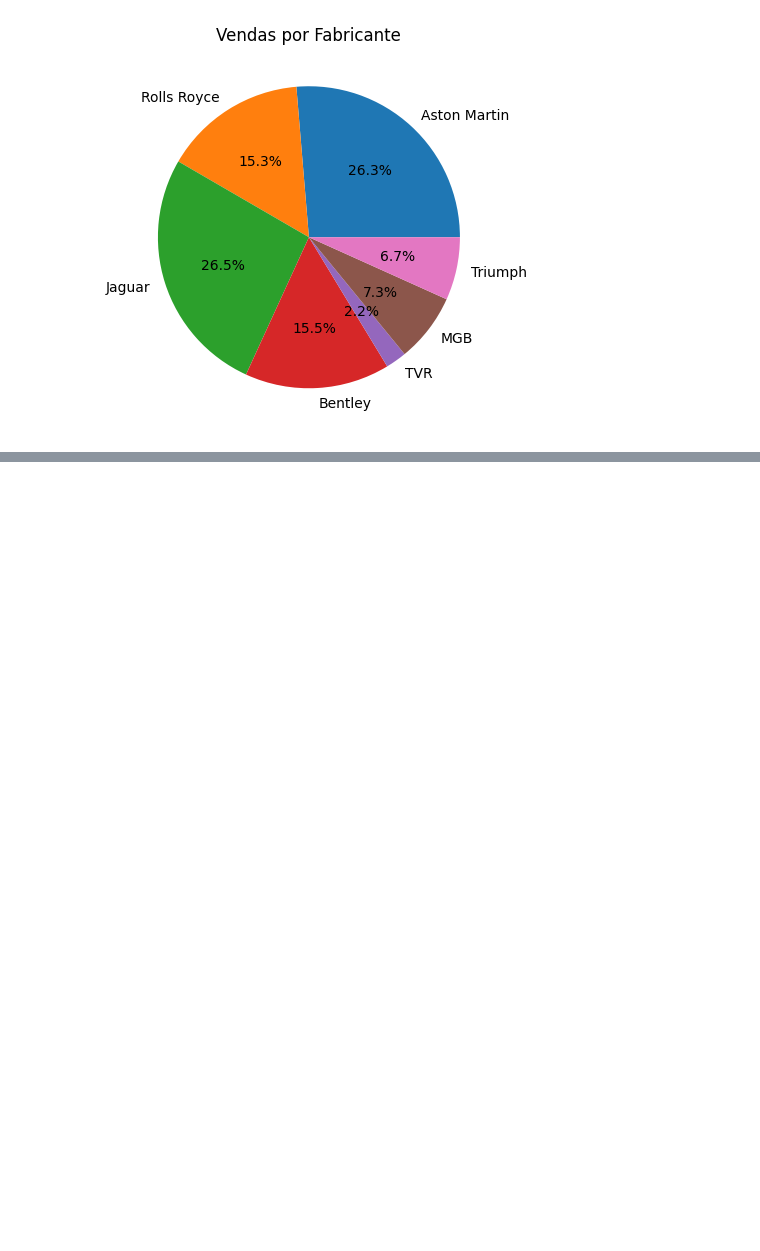
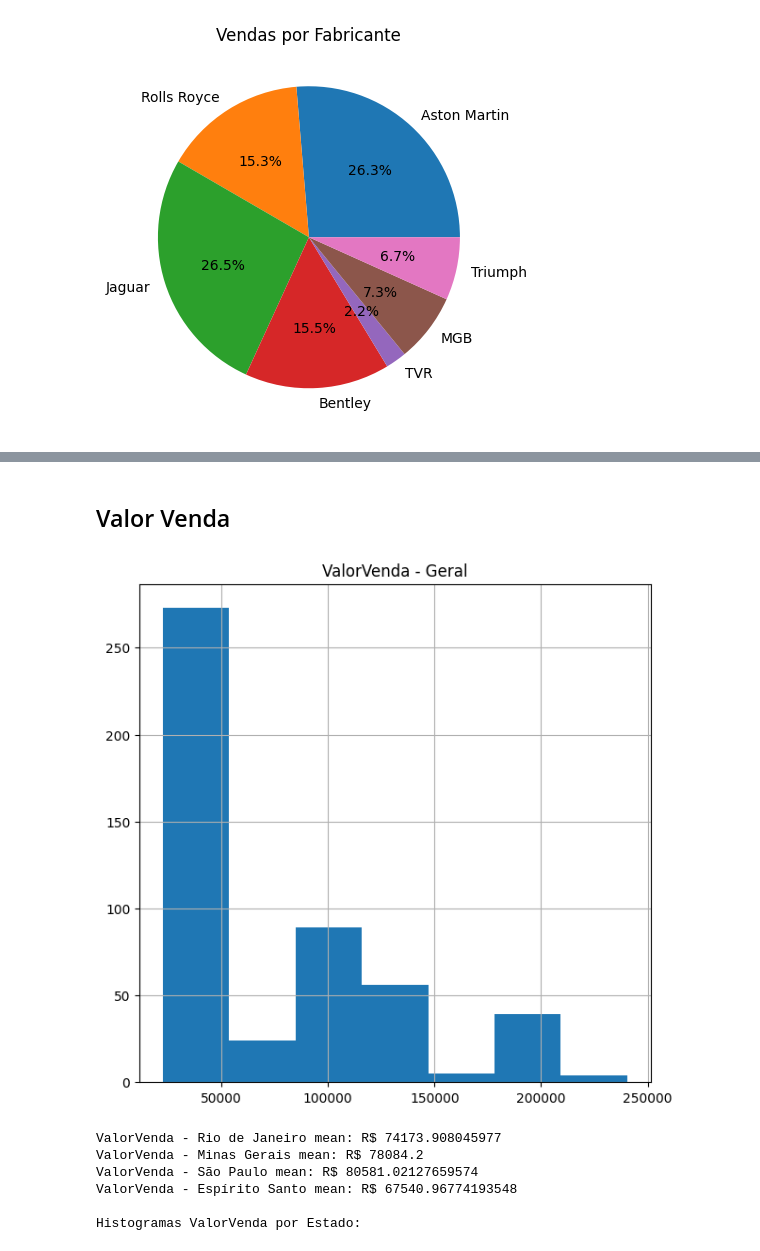
Before and after one commit to GabrielDornelles/math, a Jupyter notebook: Statistics/GR16009-00068-GA/Statistics-GA.ipynb, the cells around one changed output, grey strips where cells are left out. Drawn from its saved outputs; the diff is of its cells as text; code cells hidden in the pictures; blank space fills up the shorter version.

```diff
--- a/Statistics/GR16009-00068-GA/Statistics-GA.ipynb
+++ b/Statistics/GR16009-00068-GA/Statistics-GA.ipynb
@@ -145,0 +112,14 @@ Histogramas CustoMaoDeObra por estado:
+# %% [markdown]
+## Valor Venda
+# %%
+valor_venda_min = min(list(map(int, general_dict["ValorVenda"])))
+valor_venda_max = max(list(map(int, general_dict["ValorVenda"])))
+histograms(main_key="ValorVenda", sort_by="Estado", val_range=(valor_venda_min, valor_venda_max))
+# %% [output]
+[figure, added]
+ValorVenda - Rio de Janeiro mean: R$ 74173.908045977
+ValorVenda - Minas Gerais mean: R$ 78084.2
+ValorVenda - São Paulo mean: R$ 80581.02127659574
+ValorVenda - Espírito Santo mean: R$ 67540.96774193548
+
+Histogramas ValorVenda por Estado:
```
Also changed, not shown: parts of 16 cells of this notebook, 1 other file.
